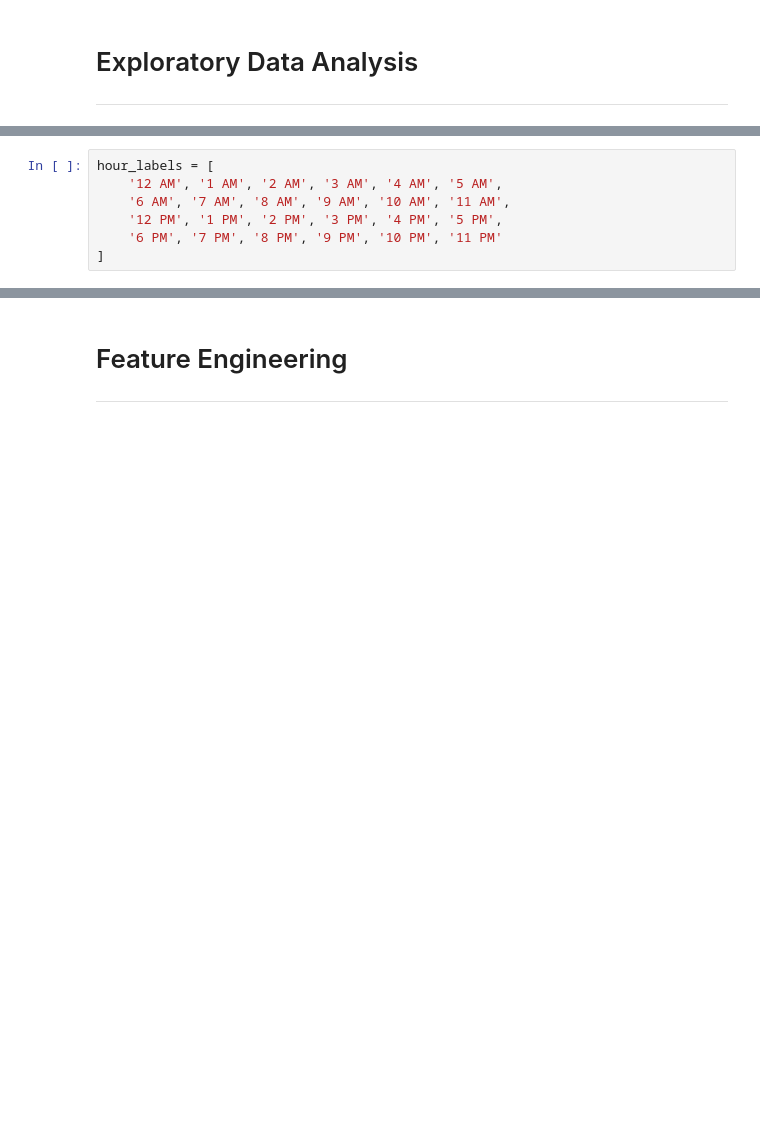
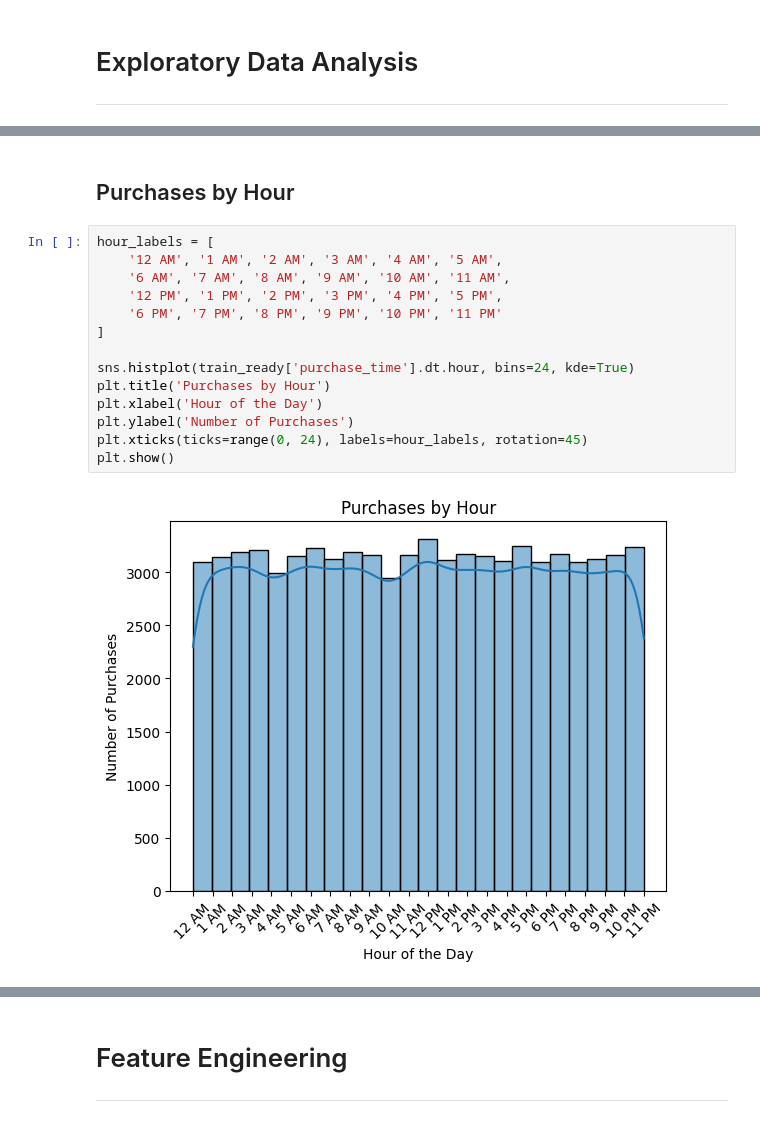
Before and after one commit to azarelga/big-data-repository, a Jupyter notebook: assignment_1.ipynb, the cells around one changed output, grey strips where cells are left out. Saved outputs shown, nothing was run; the diff lists cells and outputs as text; blank space fills up the shorter version.

```diff
--- a/assignment_1.ipynb
+++ b/assignment_1.ipynb
@@ -420,7 +387,18 @@ plt.show()
+# %% [markdown]
+## Purchases by Hour
 # %%
 hour_labels = [
     '12 AM', '1 AM', '2 AM', '3 AM', '4 AM', '5 AM',
     '6 AM', '7 AM', '8 AM', '9 AM', '10 AM', '11 AM',
     '12 PM', '1 PM', '2 PM', '3 PM', '4 PM', '5 PM',
     '6 PM', '7 PM', '8 PM', '9 PM', '10 PM', '11 PM'
 ]
+
+sns.histplot(train_ready['purchase_time'].dt.hour, bins=24, kde=True)
+plt.title('Purchases by Hour')
+plt.xlabel('Hour of the Day')
+plt.ylabel('Number of Purchases')
+plt.xticks(ticks=range(0, 24), labels=hour_labels, rotation=45)
+plt.show()
+# %% [output]
+[figure, added]
```
Also changed, not shown: parts of 41 cells of this notebook.
